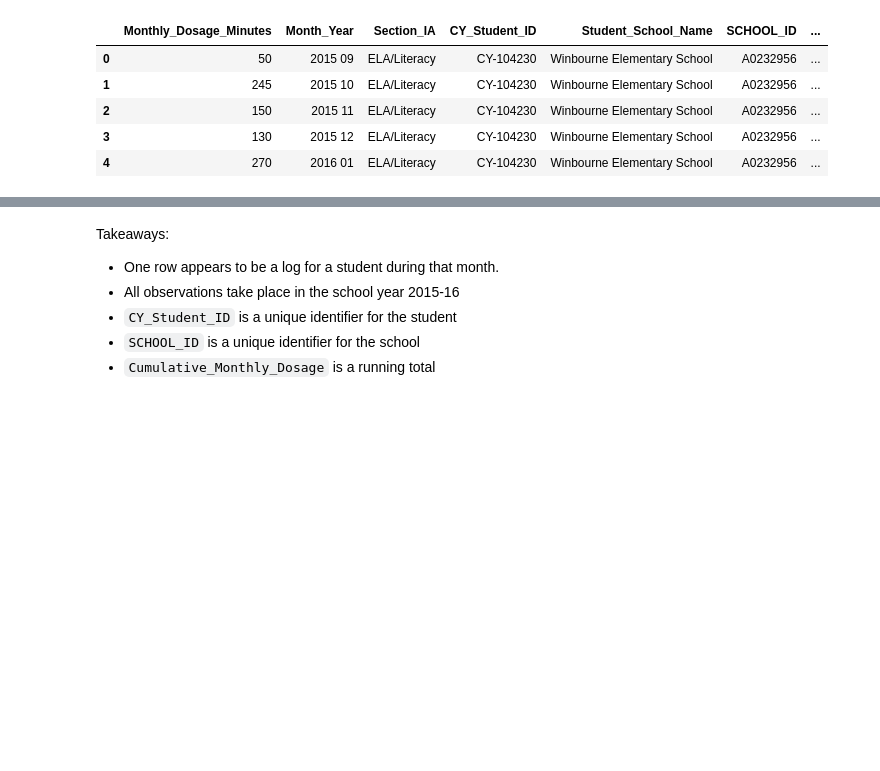
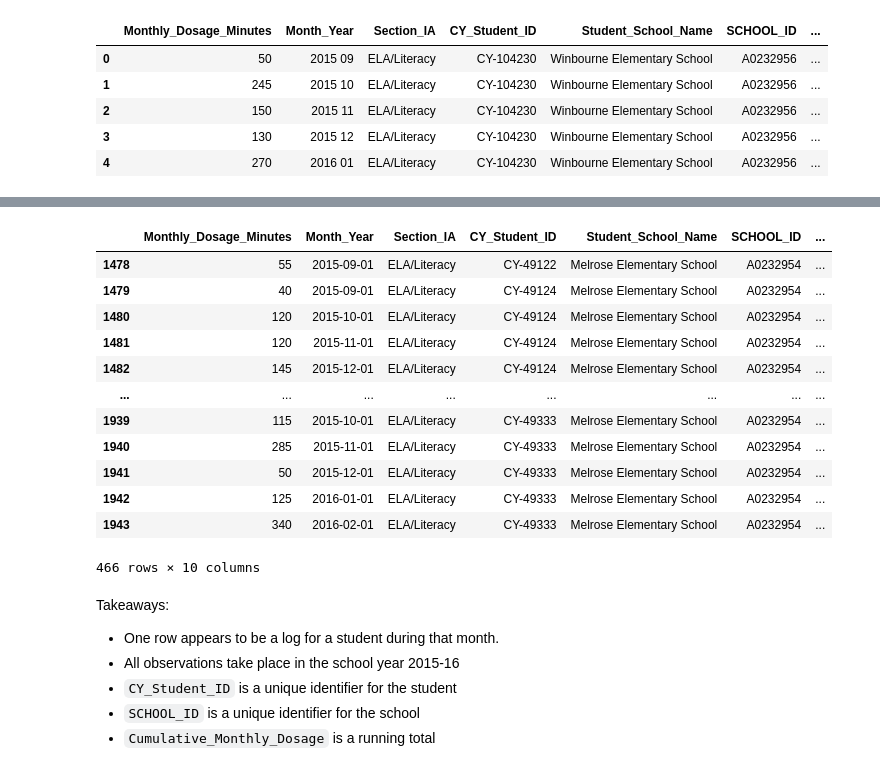
Before and after one commit to christophermayorga/my-data-science-notes, a Jupyter notebook: Dosage.ipynb, the cells around one changed output, grey strips where cells are left out. Saved outputs shown, nothing was run; the diff lists cells and outputs as text; code cells hidden in the pictures; blank space fills up the shorter version.

```diff
--- a/Dosage.ipynb
+++ b/Dosage.ipynb
@@ -31,3 +42,19 @@ df.head()
+# %%
+df[df.Student_School_Name == 'Melrose Elementary School']
+# %% [output]
+|  | Monthly_Dosage_Minutes | Month_Year | Section_IA | CY_Student_ID | Student_School_Name | SCHOOL_ID | ... |
+| 1478 | 55 | 2015-09-01 | ELA/Literacy | CY-49122 | Melrose Elementary School | A0232954 | ... |
+| 1479 | 40 | 2015-09-01 | ELA/Literacy | CY-49124 | Melrose Elementary School | A0232954 | ... |
+| 1480 | 120 | 2015-10-01 | ELA/Literacy | CY-49124 | Melrose Elementary School | A0232954 | ... |
+| 1481 | 120 | 2015-11-01 | ELA/Literacy | CY-49124 | Melrose Elementary School | A0232954 | ... |
+| 1482 | 145 | 2015-12-01 | ELA/Literacy | CY-49124 | Melrose Elementary School | A0232954 | ... |
+| ... | ... | ... | ... | ... | ... | ... | ... |
+| 1939 | 115 | 2015-10-01 | ELA/Literacy | CY-49333 | Melrose Elementary School | A0232954 | ... |
+| 1940 | 285 | 2015-11-01 | ELA/Literacy | CY-49333 | Melrose Elementary School | A0232954 | ... |
+| 1941 | 50 | 2015-12-01 | ELA/Literacy | CY-49333 | Melrose Elementary School | A0232954 | ... |
+| 1942 | 125 | 2016-01-01 | ELA/Literacy | CY-49333 | Melrose Elementary School | A0232954 | ... |
+| 1943 | 340 | 2016-02-01 | ELA/Literacy | CY-49333 | Melrose Elementary School | A0232954 | ... |
+466 rows × 10 columns
 # %% [markdown]
 Takeaways:
 - One row appears to be a log for a student during that month.
```
Also changed, not shown: parts of 2 cells of this notebook.
